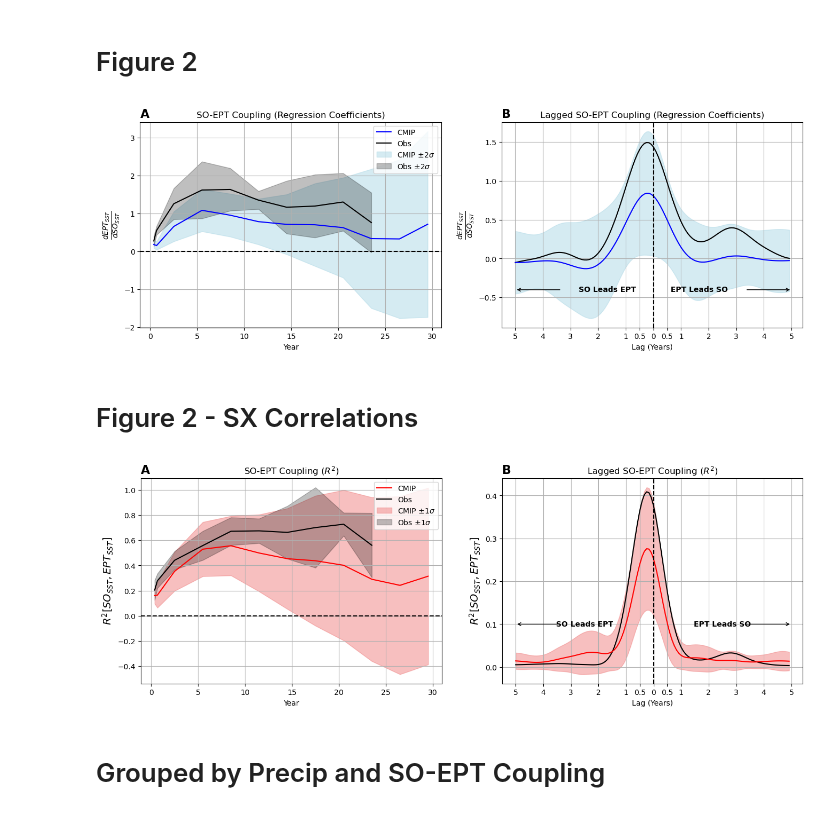
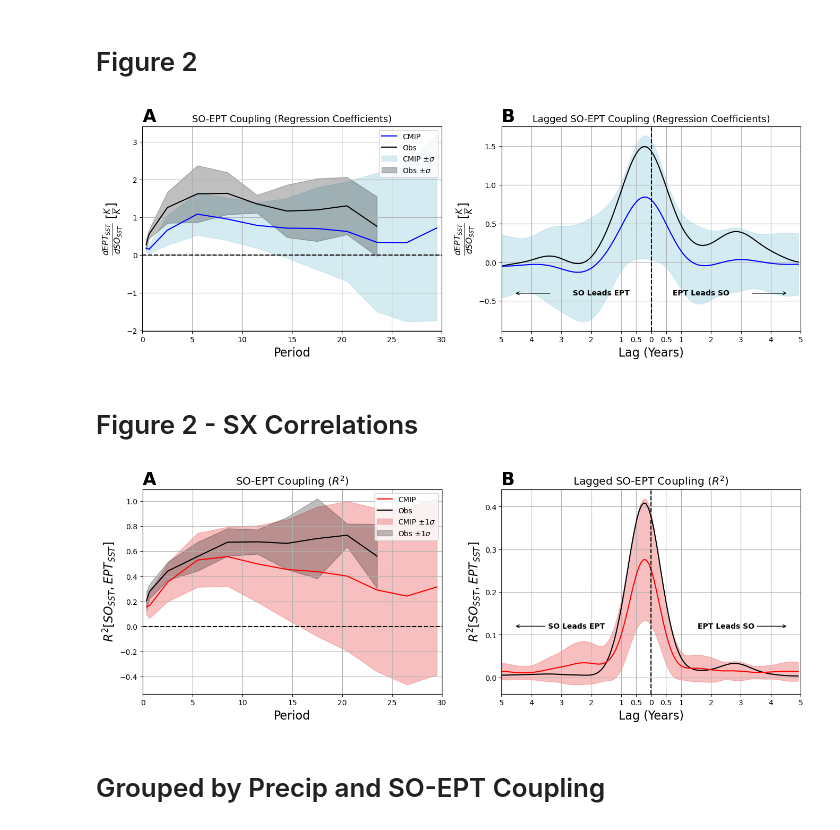
Before and after one commit to zacespinosa/SO-EP-teleconnection, a Jupyter notebook: Figure_Notebooks/Figure_2_time.ipynb, the cells around one changed output. Cells and saved outputs as stored; diff of their text form; code cells hidden in the pictures.

Commit message:
update Figure 2

```diff
--- a/Figure_Notebooks/Figure_2_time.ipynb
+++ b/Figure_Notebooks/Figure_2_time.ipynb
@@ -303,6 +300,7 @@ Data variables:
 # %%
 fig, (ax1, ax2) = plt.subplots(1, 2, figsize=(16, 5))
 
+title_fontsize=16
 # Calculate the upper and lower bounds for shading
 regs = filtered_so_ept_coupling["regs"]
 regs_std = filtered_so_ept_coupling["regs_std"]
@@ -318,11 +316,11 @@ lower_bound_reg_obs = obs_regs.values - 1 * obs_regs_std.values
 # Plot rvalues_so_ept_coupling
 ax1.plot(band_centers, regs.values, color='blue', label='CMIP')
 ax1.plot(band_centers[:10], obs_regs.values[:10], color='black', label='Obs')
-ax1.fill_between(band_centers, lower_bound_reg, upper_bound_reg, color='lightblue', alpha=0.5, label=r'CMIP $\pm 2\sigma$')
-ax1.fill_between(band_centers[:10], lower_bound_reg_obs[:10], upper_bound_reg_obs[:10], color='black', alpha=0.25,  label=r'Obs $\pm 2\sigma$')
-ax1.set_xlabel('Year')
-ax1.set_ylabel(r'$\frac{d EPT_{SST}}{d SO_{SST}}$', fontsize=14)
-ax1.set_title(r'SO-EPT Coupling (Regression Coefficients)')
+ax1.fill_between(band_centers, lower_bound_reg, upper_bound_reg, color='lightblue', alpha=0.5, label=r'CMIP $\pm \sigma$')
+ax1.fill_between(band_centers[:10], lower_bound_reg_obs[:10], upper_bound_reg_obs[:10], color='black', alpha=0.25,  label=r'Obs $\pm \sigma$')
+ax1.set_xlabel('Period', fontsize=title_fontsize)
+ax1.set_ylabel(r'$\frac{d EPT_{SST}}{d SO_{SST}}$ [$\frac{K}{K}$]', fontsize=title_fontsize)
+ax1.set_title(r'SO-EPT Coupling (Regression Coefficients)', fontsize=title_fontsize*.80)
 ax1.grid()
 ax1.axhline(0, color='black', linestyle='--')
 
@@ -330,24 +328,27 @@ ax1.axhline(0, color='black', linestyle='--')
 ax2.plot(lags, lagged_so_ept_coupling_obs["reg"].mean(dim='model'), color='black', label='Obs')
 ax2.plot(lags, lagged_so_ept_coupling["reg"].mean(dim='model'), color='blue', label='CMIP')
 ax2.fill_between(lags, lagged_so_ept_coupling["reg"].mean(dim='model') - 2*lagged_so_ept_coupling["reg"].std(dim='model'), lagged_so_ept_coupling["reg"].mean(dim='model') + 2*lagged_so_ept_coupling["reg"].std(dim='model'), color='lightblue', alpha=0.5, label=r'CMIP $\pm 2\sigma$')
-ax2.set_xlabel('Lag (Years)')
-ax2.set_ylabel(r'$\frac{d EPT_{SST}}{d SO_{SST}}$', fontsize=14)
-ax2.set_title('Lagged SO-EPT Coupling (Regression Coefficients)')
+ax2.set_xlabel('Lag (Years)', fontsize=title_fontsize)
+ax2.set_ylabel(r'$\frac{d EPT_{SST}}{d SO_{SST}}$ [$\frac{K}{K}$]', fontsize=title_fontsize)
+ax2.set_title('Lagged SO-EPT Coupling (Regression Coefficients)', fontsize=title_fontsize*.80)
 ax2.set_xticks([-60, -48, -36, -24, -12, -6, 0, 6, 12, 24, 36, 48, 60], labels=[5, 4, 3, 2, 1, .5, 0, .5, 1, 2, 3, 4, 5])
 ax2.grid()
 
 # Add text below x axis with arrows
 ax2.text(-20, -0.4, "SO Leads EPT", ha='center', va='center', fontweight="bold") #, fontsize=axis_fontsize)
-ax2.annotate("", xy=(-60, -0.4), xytext=(-40, -0.4), arrowprops=dict(arrowstyle="->"))
+ax2.annotate("", xy=(-55, -0.4), xytext=(-40, -0.4), arrowprops=dict(arrowstyle="->"))
 ax2.text(20, -0.4, "EPT Leads SO", ha='center', va='center', fontweight="bold") #, fontsize=axis_fontsize)
-ax2.annotate("", xy=(60, -0.4), xytext=(40, -0.4), arrowprops=dict(arrowstyle="->"))
+ax2.annotate("", xy=(55, -0.4), xytext=(40, -0.4), arrowprops=dict(arrowstyle="->"))
 ax1.legend()
 
 # Add vertical line at 0
 ax2.axvline(0, color='black', linestyle='--')
 
-ax1.set_title('A', loc="left", fontweight="bold", fontsize=16)
-ax2.set_title('B', loc="left", fontweight="bold", fontsize=16)
+ax1.set_title('A', loc="left", fontweight="bold", fontsize=title_fontsize*1.5)
+ax2.set_title('B', loc="left", fontweight="bold", fontsize=title_fontsize*1.5)
+
+ax1.set_xlim(0, 30)
+ax2.set_xlim(-60, 60)
 
 # Adjust spacing between subplots
 plt.subplots_adjust(hspace=0.3) #, wspace=0.3)
@@ -357,10 +358,11 @@ plt.subplots_adjust(hspace=0.3) #, wspace=0.3)
 plt.savefig("/home/espinosa10/SO-EP-teleconnection/Manuscript_Figures/Main/Figure_2_v2.png", dpi=300, bbox_inches="tight")
 plt.savefig("/home/espinosa10/SO-EP-teleconnection/Manuscript_Figures/Main/Figure_2_v2.pdf", dpi=300, bbox_inches="tight")
 # %% [output]
-[figure, old version]
+[figure, new version]
 # %% [markdown]
 # Figure 2 - SX Correlations
 # %%
+title_fontsize = 16
 fig, (ax1, ax2) = plt.subplots(1, 2, figsize=(16, 5))
 
 # Calculate the upper and lower bounds for shading
@@ -380,46 +382,49 @@ obs_lower_bound_reg = obs_regs.values - 1 * obs_regs_std.values
 ax1.plot(band_centers, regs.values, color='red', label='CMIP')
 ax1.plot(band_centers[:10], obs_regs[:10].values, color='black', label='Obs')
 ax1.fill_between(band_centers, lower_bound_reg, upper_bound_reg, color='lightcoral', alpha=0.5, label=r'CMIP $\pm 1\sigma$')
 ax1.fill_between(band_centers[:10], obs_lower_bound_reg[:10], obs_upper_bound_reg[:10], color='black', alpha=0.25, label=r'Obs $\pm 1\sigma$')
-ax1.set_xlabel('Year')
-ax1.set_ylabel(r'$R^2[SO_{SST}, EPT_{SST}]$', fontsize=14)
-ax1.set_title(r'SO-EPT Coupling ($R^2$)')
+ax1.set_xlabel('Period', fontsize=title_fontsize)
+ax1.set_ylabel(r'$R^2[SO_{SST}, EPT_{SST}]$', fontsize=title_fontsize)
+ax1.set_title(r'SO-EPT Coupling ($R^2$)', fontsize=title_fontsize*.90)
 ax1.grid()
 ax1.axhline(0, color='black', linestyle='--')
 
 # Plot lag_so_ept_coupling
 ax2.plot(lags, (lagged_so_ept_coupling_obs["rvalues"]**2).mean(dim='model'), color='black', label='Obs')
 ax2.plot(lags, (lagged_so_ept_coupling["rvalues"]**2).mean(dim='model'), color='red', label='CMIP')
 ax2.fill_between(lags, (lagged_so_ept_coupling["rvalues"]**2).mean(dim='model') - (lagged_so_ept_coupling["rvalues"]**2).std(dim='model'), (lagged_so_ept_coupling["rvalues"]**2).mean(dim='model') + (lagged_so_ept_coupling["rvalues"]**2).std(dim='model'), color='lightcoral', alpha=0.5, label=r'CMIP $\pm 1\sigma$')
-ax2.set_xlabel('Lag (Years)')
-ax2.set_ylabel(r'$R^2[SO_{SST}, EPT_{SST}]$', fontsize=14)
-ax2.set_title('Lagged SO-EPT Coupling ($R^2$)')
+ax2.set_xlabel('Lag (Years)', fontsize=title_fontsize)
+ax2.set_ylabel(r'$R^2[SO_{SST}, EPT_{SST}]$', fontsize=title_fontsize)
+ax2.set_title('Lagged SO-EPT Coupling ($R^2$)', fontsize=title_fontsize*.90)
 ax2.set_xticks([-60, -48, -36, -24, -12, -6, 0, 6, 12, 24, 36, 48, 60], labels=[5, 4, 3, 2, 1, .5, 0, .5, 1, 2, 3, 4, 5])
 ax2.grid()
 
 
 # Add text below x axis with arrows
-ax2.text(-30, 0.1, "SO Leads EPT", ha='center', va='center', fontweight="bold") #, fontsize=axis_fontsize)
-ax2.annotate("", xy=(-60, 0.1), xytext=(-40, 0.1), arrowprops=dict(arrowstyle="->"))
-ax2.text(30, 0.1, "EPT Leads SO", ha='center', va='center', fontweight="bold") #, fontsize=axis_fontsize)
-ax2.annotate("", xy=(60, 0.1), xytext=(40, 0.1), arrowprops=dict(arrowstyle="->"))
+ax2.text(-30, 0.12, "SO Leads EPT", ha='center', va='center', fontweight="bold") #, fontsize=axis_fontsize)
+ax2.annotate("", xy=(-55, 0.12), xytext=(-42, 0.12), arrowprops=dict(arrowstyle="->"))
+ax2.text(30, 0.12, "EPT Leads SO", ha='center', va='center', fontweight="bold") #, fontsize=axis_fontsize)
+ax2.annotate("", xy=(55, 0.12), xytext=(42, 0.12), arrowprops=dict(arrowstyle="->"))
 ax1.legend()
 
 # Add vertical line at 0
 ax2.axvline(0, color='black', linestyle='--')
 
-ax1.set_title('A', loc="left", fontweight="bold", fontsize=16)
-ax2.set_title('B', loc="left", fontweight="bold", fontsize=16)
+ax1.set_title('A', loc="left", fontweight="bold", fontsize=title_fontsize*1.5)
+ax2.set_title('B', loc="left", fontweight="bold", fontsize=title_fontsize*1.5)
+
+ax1.set_xlim(0, 30)
+ax2.set_xlim(-60, 60)
 
 # Adjust spacing between subplots
 plt.subplots_adjust(hspace=0.3) #, wspace=0.3)
 
 # Show the plot
 #########################################################################
 plt.savefig("/home/espinosa10/SO-EP-teleconnection/Manuscript_Figures/SI/Figure_SX_timeseries_v2.png", dpi=300, bbox_inches="tight")
 plt.savefig("/home/espinosa10/SO-EP-teleconnection/Manuscript_Figures/SI/Figure_SX_timeseries_v2.pdf", dpi=300, bbox_inches="tight")
 # %% [output]
-[figure, old version]
+[figure, new version]
 # %% [markdown]
 # Grouped by Precip and SO-EPT Coupling
 # %%
```
Also changed, not shown: parts of 1 cell of this notebook, 4 other files.
